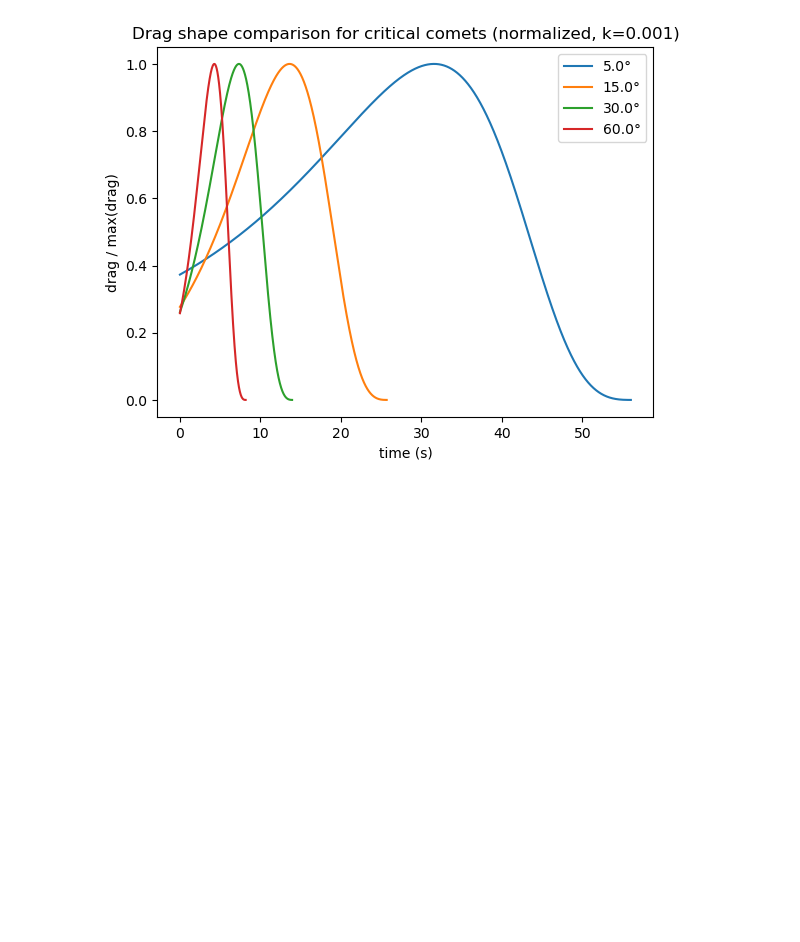
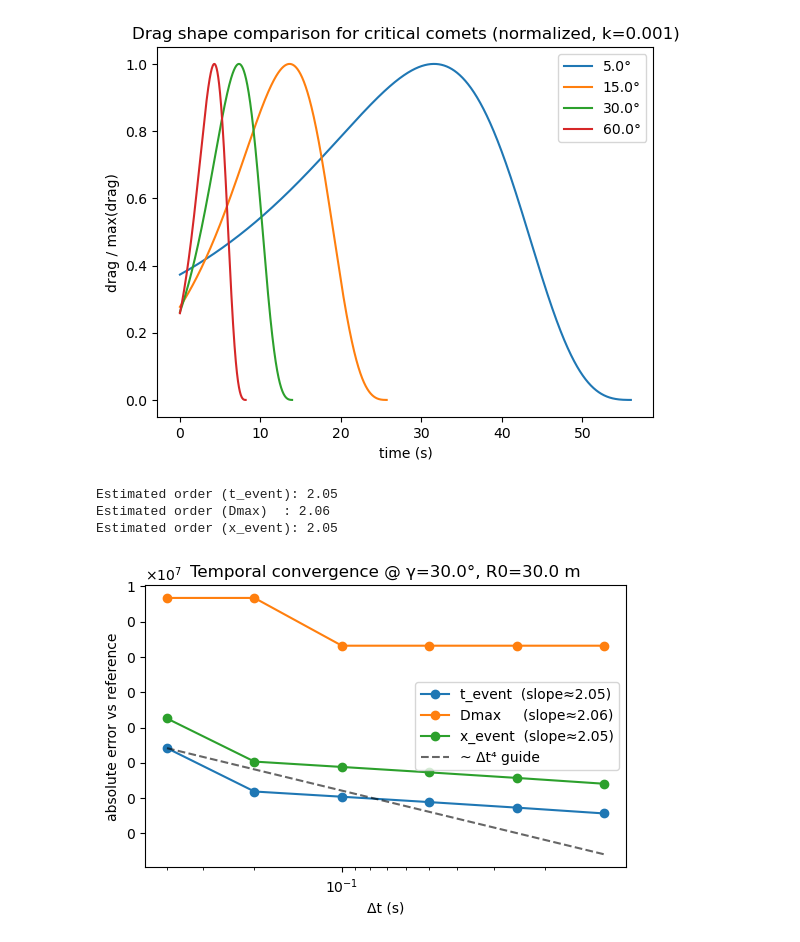
Before and after one commit to KyleCamden1/AE370_Group_Project, a Jupyter notebook: Group Project 1.ipynb, the cells around one changed output. Cells and saved outputs as stored; diff of their text form; code cells hidden in the pictures; blank space fills up the shorter version.

Commit message:
Added the error sections of our project to the code

```diff
--- a/Group Project 1.ipynb
+++ b/Group Project 1.ipynb
@@ -681,0 +704,49 @@ else:
+# %%
+# Run all dts and compute absolute errors against the reference
+errs_t, errs_D, errs_x = [], [], []
+for dt in dts:
+    q = run_qoi(GAMMA_TEST, R0_TEST, K_USED, dt)
+    # If an outcome changes (burn vs hit) at coarse dt, skip that dt for fair comparison
+    if q["status"] != q_ref["status"]:
+        errs_t.append(np.nan); errs_D.append(np.nan); errs_x.append(np.nan)
+        continue
+    errs_t.append(abs(q["t_event"] - q_ref["t_event"]))
+    errs_D.append(abs(q["Dmax"]   - q_ref["Dmax"]))
+    errs_x.append(abs(q["x_event"] - q_ref["x_event"]))
+
+errs_t = np.array(errs_t); errs_D = np.array(errs_D); errs_x = np.array(errs_x)
+
+# Fit slopes on log-log (ignore NaNs/zeros)
+def slope(x, y):
+    m = (~np.isnan(y)) & (y>0)
+    return np.polyfit(np.log10(x[m]), np.log10(y[m]), 1)[0] if m.sum()>=2 else np.nan
+
+s_t = slope(dts, errs_t); s_D = slope(dts, errs_D); s_x = slope(dts, errs_x)
+print(f"Estimated order (t_event): {s_t:.2f}")
+print(f"Estimated order (Dmax)  : {s_D:.2f}")
+print(f"Estimated order (x_event): {s_x:.2f}")
+
+# Plots
+import matplotlib.pyplot as plt
+from matplotlib.ticker import ScalarFormatter
+
+def sci(ax):
+    sf = ScalarFormatter(useMathText=True); sf.set_scientific(True); sf.set_powerlimits((0,0))
+    ax.yaxis.set_major_formatter(sf); ax.ticklabel_format(axis='y', style='sci', scilimits=(0,0))
+
+plt.figure(figsize=(5.5,4))
+plt.loglog(dts, errs_t, 'o-', label=f"t_event  (slope≈{s_t:.2f})")
+plt.loglog(dts, errs_D, 'o-', label=f"Dmax     (slope≈{s_D:.2f})")
+plt.loglog(dts, errs_x, 'o-', label=f"x_event  (slope≈{s_x:.2f})")
+# reference 4th-order guide line
+k = np.nanmax(errs_t)/ (dts[0]**4) if np.isfinite(np.nanmax(errs_t)) else 1.0
+plt.loglog(dts, k*dts**4, 'k--', alpha=0.6, label="~ Δt⁴ guide")
+plt.gca().invert_xaxis()
+plt.xlabel("Δt (s)"); plt.ylabel("absolute error vs reference")
+plt.title(f"Temporal convergence @ γ={GAMMA_TEST}°, R0={R0_TEST} m")
+plt.legend(); sci(plt.gca()); plt.tight_layout(); plt.show()
+# %% [output]
+Estimated order (t_event): 2.05
+Estimated order (Dmax)  : 2.06
+Estimated order (x_event): 2.05
+[figure, added]
```
Also changed, not shown: parts of 4 cells of this notebook.
